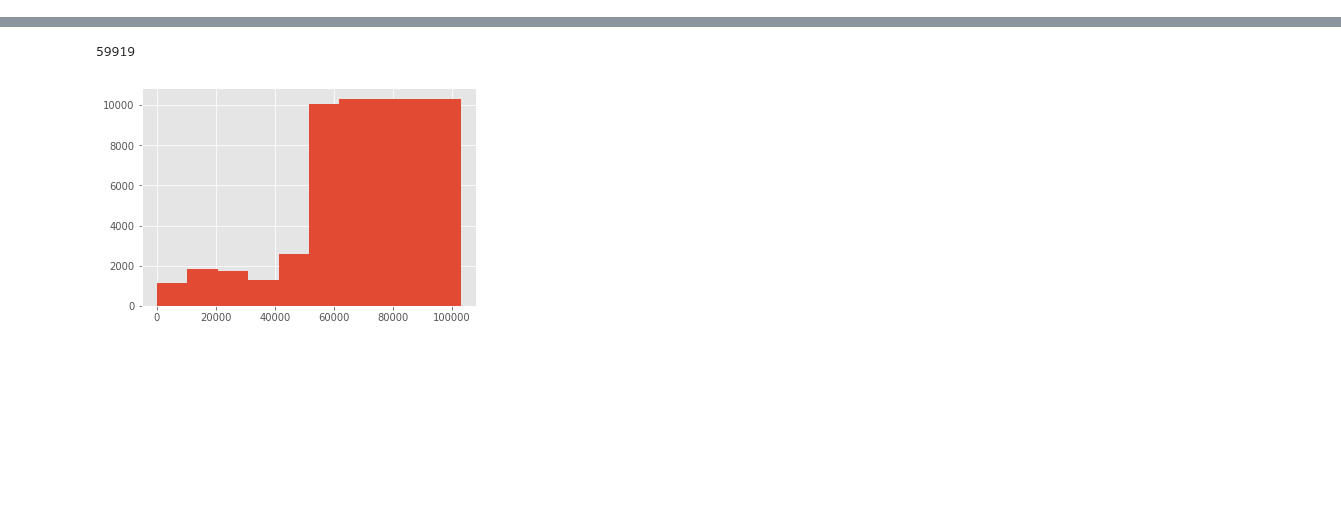
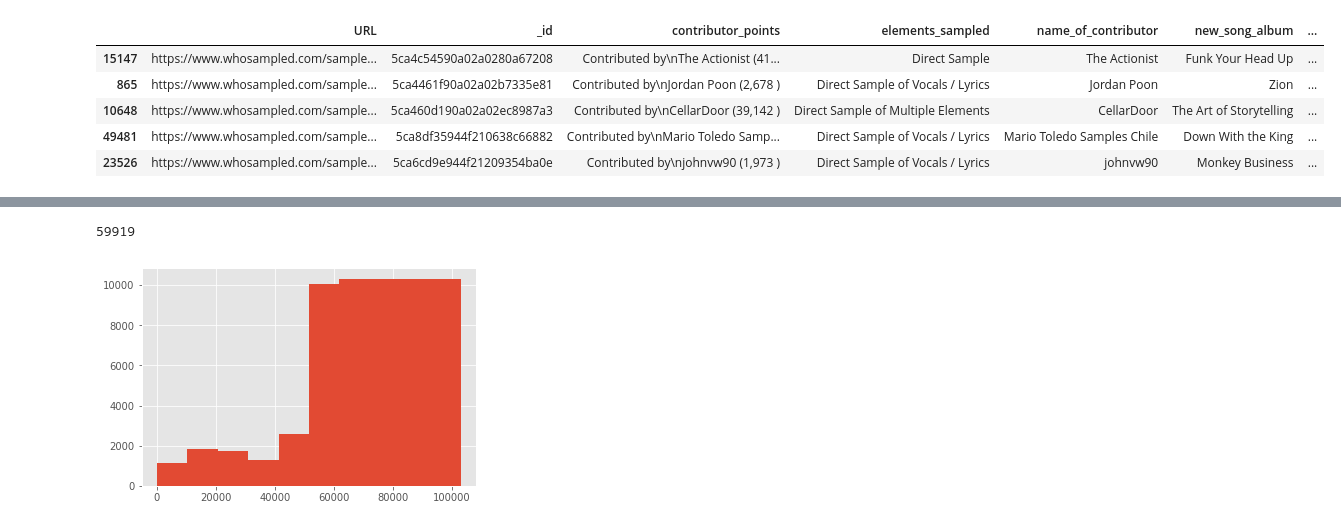
Before and after one commit to Jesse-Kerr/recordmender, a Jupyter notebook: EDA + model.ipynb, the cells around one changed output, grey strips where cells are left out. Cells and saved outputs as stored; diff of their text form; code cells hidden in the pictures; blank space fills up the shorter version.

```diff
--- a/EDA + model.ipynb
+++ b/EDA + model.ipynb
@@ -78,0 +85,9 @@ _ = ax[1,1].hist(filtered_subset.seconds_into_song, bins = 20)
+# %%
+subset.head()
+# %% [output]
+|  | URL | _id | contributor_points | elements_sampled | name_of_contributor | new_song_album | ... |
+| 15147 | https://www.whosampled.com/sample... | 5ca4c54590a02a0280a67208 | Contributed by\nThe Actionist (41... | Direct Sample | The Actionist | Funk Your Head Up | ... |
+| 865 | https://www.whosampled.com/sample... | 5ca4461f90a02a02b7335e81 | Contributed by\nJordan Poon (2,678 ) | Direct Sample of Vocals / Lyrics | Jordan Poon | Zion | ... |
+| 10648 | https://www.whosampled.com/sample... | 5ca460d190a02a02ec8987a3 | Contributed by\nCellarDoor (39,142 ) | Direct Sample of Multiple Elements | CellarDoor | The Art of Storytelling | ... |
+| 49481 | https://www.whosampled.com/sample... | 5ca8df35944f210638c66882 | Contributed by\nMario Toledo Samp... | Direct Sample of Vocals / Lyrics | Mario Toledo Samples Chile | Down With the King | ... |
+| 23526 | https://www.whosampled.com/sample... | 5ca6cd9e944f21209354ba0e | Contributed by\njohnvw90 (1,973 ) | Direct Sample of Vocals / Lyrics | johnvw90 | Monkey Business | ... |
```
Also changed, not shown: parts of 3 cells of this notebook.
